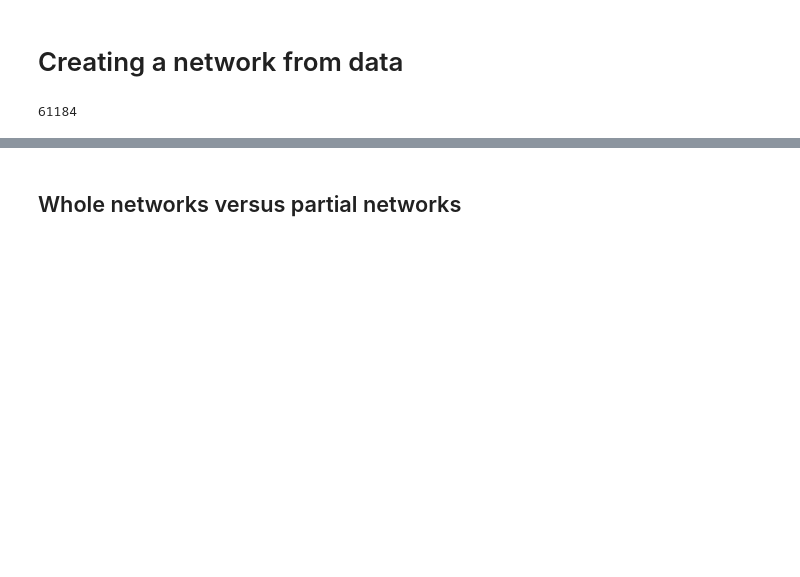
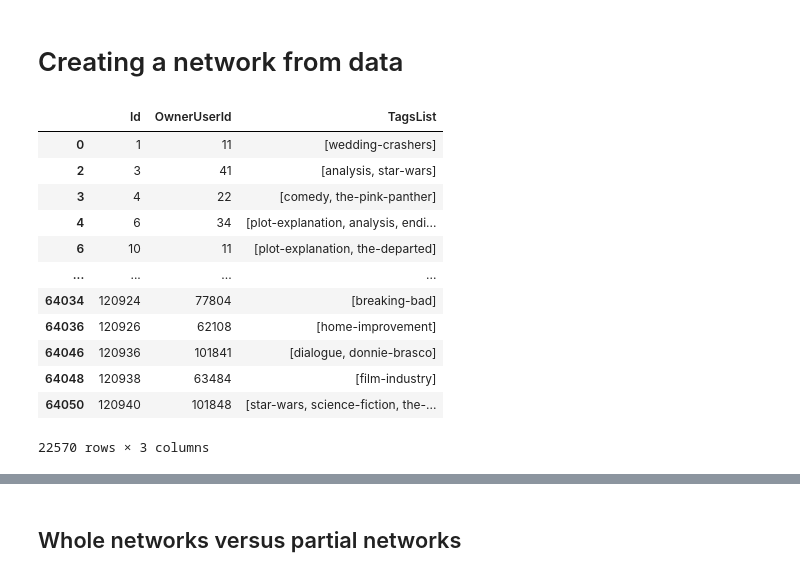
Before and after one commit to berniehogan/fsstds, a Jupyter notebook: chapters/Ch.13.NetworkAnalysis.ipynb, the cells around one changed output, grey strips where cells are left out. Saved outputs shown, nothing was run; the diff lists cells and outputs as text; code cells hidden in the pictures; blank space fills up the shorter version.

```diff
--- a/chapters/Ch.13.NetworkAnalysis.ipynb
+++ b/chapters/Ch.13.NetworkAnalysis.ipynb
@@ -235,13 +256,49 @@ from pathlib import Path
 # %%
-data_dir = Path().cwd().parent / "data"
-pickle_file = data_dir / "movies_stack_df.pkl"
+import pickle
+from pathlib import Path
 
-if pickle_file.exists():
-    stack_df = pickle.load(open(pickle_file ,'rb'))
-    print(len(stack_df))
-else:
-    print("Please download and clean the Stack_df data as per Chpater 10.",
-          "See data from https://archive.org/download/stackexchange .")
+# V1.1 Code - Deprecated
+
+# If you have a pickle for a Stack Exchange you can use this, but I
+# Recommend redownloading the Ch.00.StackExchangeDownloader
+# And creating a file in feather.
+
+# data_dir = Path().cwd().parent / "data"
+# pickle_file = data_dir / <your_se_folder> / "movies_stack_df.pkl"
+
+# if pickle_file.exists():
+#     stack_df = pickle.load(open(pickle_file ,'rb'))
+#     print(len(stack_df))
+# else:
+#     print("Please download and clean the Stack_df data as per Chpater 10.",
+#           "See data from https://archive.org/download/stackexchange .")
+#
+# stack_df.rename(columns={'ListTags':'TagsList'})
+
+stack_name = "movies"
+
+data_dir = Path.cwd().parent / "data" / f"{stack_name}.stackexchange.com"
+
+stack_df = pd.read_feather(data_dir / "Posts.feather")
-# %% [output]
-61184
+# %%
+question_mask = stack_df.PostTypeId =='1'
+answer_mask = stack_df.PostTypeId =='2'
+
+# Only questions have tags and I will want them later.
+thin_df = stack_df[question_mask][["Id","OwnerUserId","TagsList"]]
+thin_df
+# %% [output]
+|  | Id | OwnerUserId | TagsList |
+| 0 | 1 | 11 | [wedding-crashers] |
+| 2 | 3 | 41 | [analysis, star-wars] |
+| 3 | 4 | 22 | [comedy, the-pink-panther] |
+| 4 | 6 | 34 | [plot-explanation, analysis, endi... |
+| 6 | 10 | 11 | [plot-explanation, the-departed] |
+| ... | ... | ... | ... |
+| 64034 | 120924 | 77804 | [breaking-bad] |
+| 64036 | 120926 | 62108 | [home-improvement] |
+| 64046 | 120936 | 101841 | [dialogue, donnie-brasco] |
+| 64048 | 120938 | 63484 | [film-industry] |
+| 64050 | 120940 | 101848 | [star-wars, science-fiction, the-... |
+22570 rows × 3 columns
 # %%
```
Also changed, not shown: parts of 29 cells of this notebook, 1 other file.
